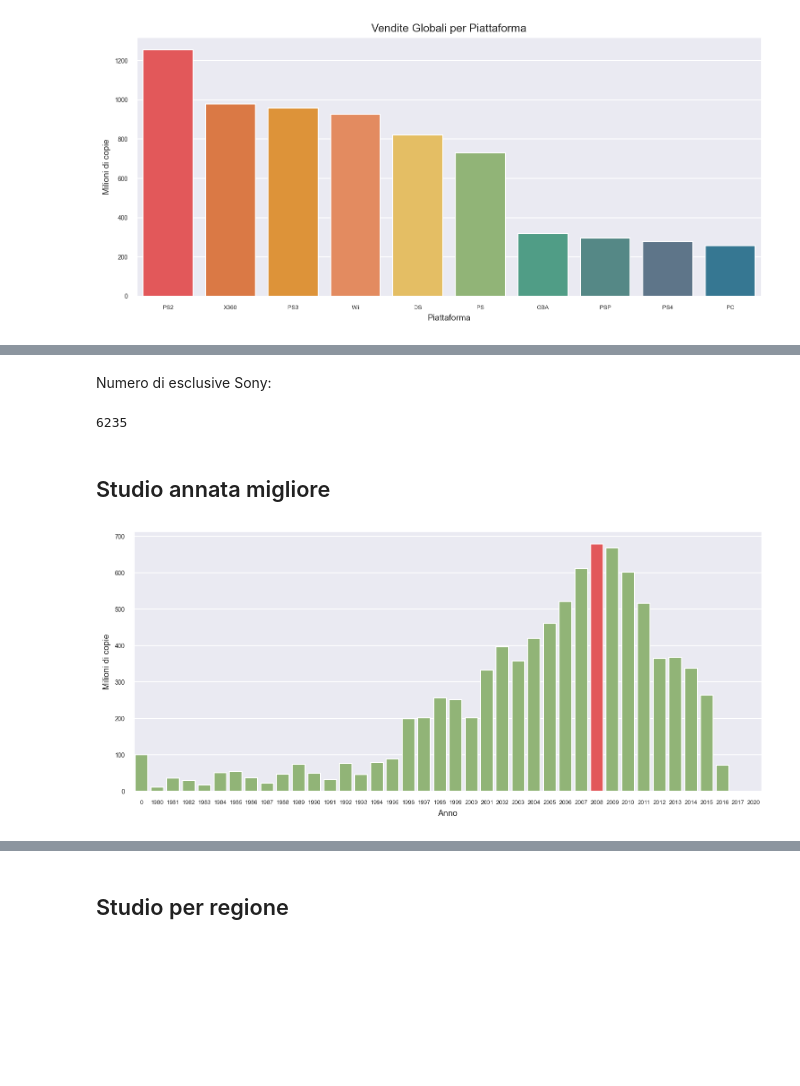
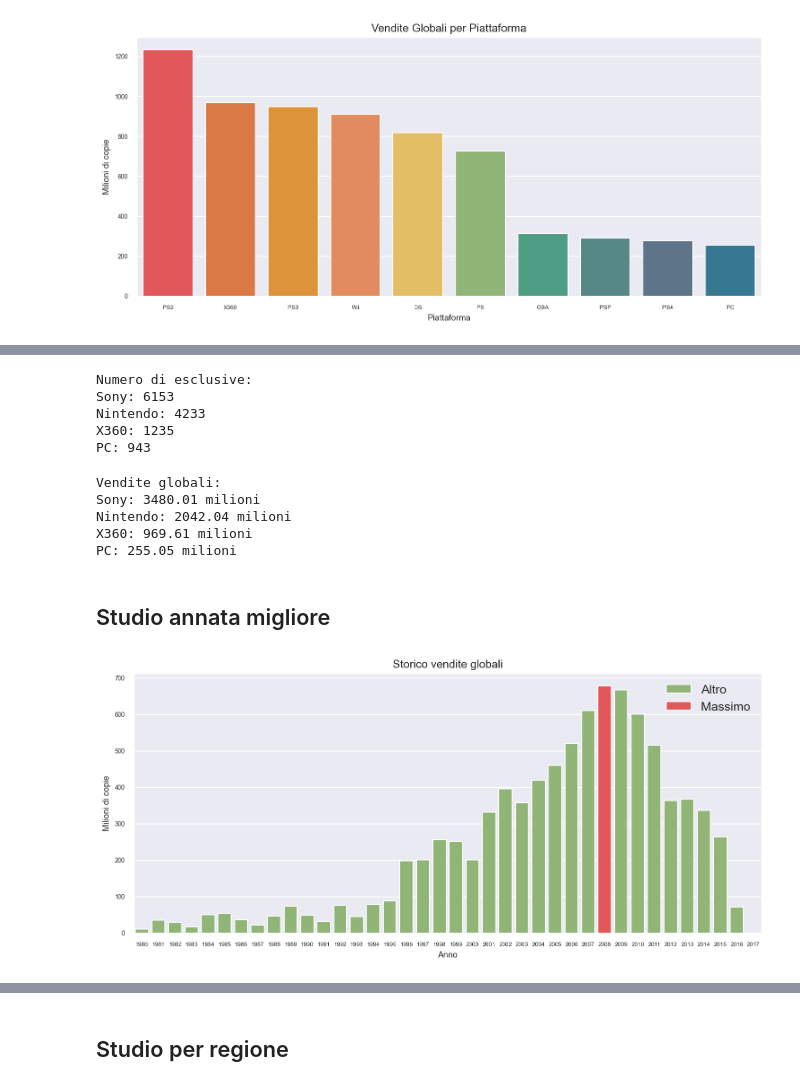
Before and after one commit to C0rro/Data-science-Videogiochi, a Jupyter notebook: Code.ipynb, the cells around one changed output, grey strips where cells are left out. Saved outputs shown, nothing was run; the diff lists cells and outputs as text; code cells hidden in the pictures; blank space fills up the shorter version.

```diff
--- a/Code.ipynb
+++ b/Code.ipynb
@@ -22,11 +24,12 @@ DataSet:
 # %%
 vg = pd.read_csv("data/vgsales.csv")
 vg.drop('Rank',axis=1, inplace=True)
-#Correggo formattazione anno
-vg['Year'] = vg['Year'].fillna(0)
+#Correggo formattazione anno, tolgo i NaN e i valori oltre il 2017
+vg.dropna(subset=['Year'], inplace=True)
+vg = vg.drop(vg[vg['Year'] > 2017].index)
 vg['Year'] = vg['Year'].astype(int)
 
-vg
+vg.head()
 # %% [output]
 |  | Name | Platform | Year | Genre | Publisher | NA_Sales | EU_Sales | JP_Sales | Other_Sales | ... |
 | 0 | Wii Sports | Wii | 2006 | Sports | Nintendo | 41.49 | 29.02 | 3.77 | 8.46 | ... |
@@ -145,40 +166,70 @@ plt.show()
-# %% [markdown]
-Numero di esclusive Sony:
 # %%
-#Calcolo il numero di videogiochi per le due piattaforme, shape-> restituisce una tupla con il numero di righe e colonne. Sono interessato solo al numero delle righe
-numero_esclusive_PS2 = vg[vg["Platform"] == "PS2"].shape[0]
-numero_esclusive_PS3 = vg[vg["Platform"] == "PS3"].shape[0]
-numero_esclusive_PS = vg[vg["Platform"] == "PS"].shape[0]
-numero_esclusive_PSP = vg[vg["Platform"] == "PSP"].shape[0]
-numero_esclusive_PS4 = vg[vg["Platform"] == "PS4"].shape[0]
-numero_esclusive_sony = numero_esclusive_PS2 + numero_esclusive_PS3 + numero_esclusive_PS + numero_esclusive_PSP + numero_esclusive_PS4
-print(str(numero_esclusive_sony))
+# Calcolo il numero di videogiochi per le piattaforme
+numero_esclusive_sony = (vg[vg["Platform"] == "PS2"].shape[0] +
+                         vg[vg["Platform"] == "PS3"].shape[0] +
+                         vg[vg["Platform"] == "PS"].shape[0] +
+                         vg[vg["Platform"] == "PSP"].shape[0] +
+                         vg[vg["Platform"] == "PS4"].shape[0])
+
+numero_esclusive_nintendo = (vg[vg["Platform"] == "Wii"].shape[0] +
+                             vg[vg["Platform"] == "DS"].shape[0] +
+                             vg[vg["Platform"] == "GBA"].shape[0])
+
+numero_esclusive_X360 = vg[vg["Platform"] == "X360"].shape[0]
+numero_esclusive_PC = vg[vg["Platform"] == "PC"].shape[0]
+
+# Stampa dei risultati
+print("Numero di esclusive:")
+print(f"Sony: {numero_esclusive_sony}")
+print(f"Nintendo: {numero_esclusive_nintendo}")
+print(f"X360: {numero_esclusive_X360}")
+print(f"PC: {numero_esclusive_PC}")
 # %% [output]
-6235
+Numero di esclusive:
+Sony: 6153
+Nintendo: 4233
+X360: 1235
+PC: 943
+# %%
+# Somma delle vendite per le piattaforme
+vendite_sony = vg[vg['Platform'].isin(piattaforme_da_Sony)]['Global_Sales'].sum()
+vendite_nintendo = vg[vg['Platform'].isin(piattaforme_da_Nintendo)]['Global_Sales'].sum()
+vendite_X360 = vg[vg['Platform']=="X360"]['Global_Sales'].sum()
+vendite_PC = vg[vg['Platform']=="PC"]['Global_Sales'].sum()
+
+# Stampa dei risultati
+print("Vendite globali:")
+print(f"Sony: {vendite_sony:.2f} milioni")
+print(f"Nintendo: {vendite_nintendo:.2f} milioni")
+print(f"X360: {vendite_X360:.2f} milioni")
+print(f"PC: {vendite_PC:.2f} milioni")
+# %% [output]
+Vendite globali:
+Sony: 3480.01 milioni
+Nintendo: 2042.04 milioni
+X360: 969.61 milioni
+PC: 255.05 milioni
 # %% [markdown]
 ## Studio annata migliore
 # %%
 # Somma delle vendite globali per anno
 somma_per_anno = vg.groupby('Year')['Global_Sales'].sum()
 
 max_sales = somma_per_anno.max()
 max_year = somma_per_anno.idxmax()
 # Assegna un colore in base al valore delle vendite globali
-palette_filtro_max = ["#90be6d"  if anno == max_year else "#f94144" for anno in somma_per_anno.index]
-
+hue_filtro_max = ['Massimo' if anno == max_year else 'Altro' for anno in somma_per_anno.index]
+palette_filtro_max = {'Massimo' : "#f94144", 'Altro' : "#90be6d"}
 # Creo il grafico
 fig, ax = plt.subplots()
-sns.barplot(x=somma_per_anno.index, y=somma_per_anno.values, palette=["#90be6d", "#f94144"], hue=palette_filtro_max,legend=False, ax=ax)
+sns.barplot(x=somma_per_anno.index, y=somma_per_anno.values, palette=palette_filtro_max, hue=hue_filtro_max,legend=True, ax=ax)
 
-
-# Imposta formattazione degli assi
-#ax.set_xlim(1980, 2020)
+# Personalizzazione delle etichette
 plt.xticks(fontsize=6.2)
 plt.yticks(fontsize=6.5)
 plt.ylabel("Milioni di copie", fontsize=9)
 plt.xlabel("Anno", fontsize=9)
-
-
+plt.title("Storico vendite globali", fontsize=12)
 plt.show()
 # %% [output]
-[figure, old version]
+[figure, new version]
```
Also changed, not shown: parts of 24 cells of this notebook, 2 other files.
